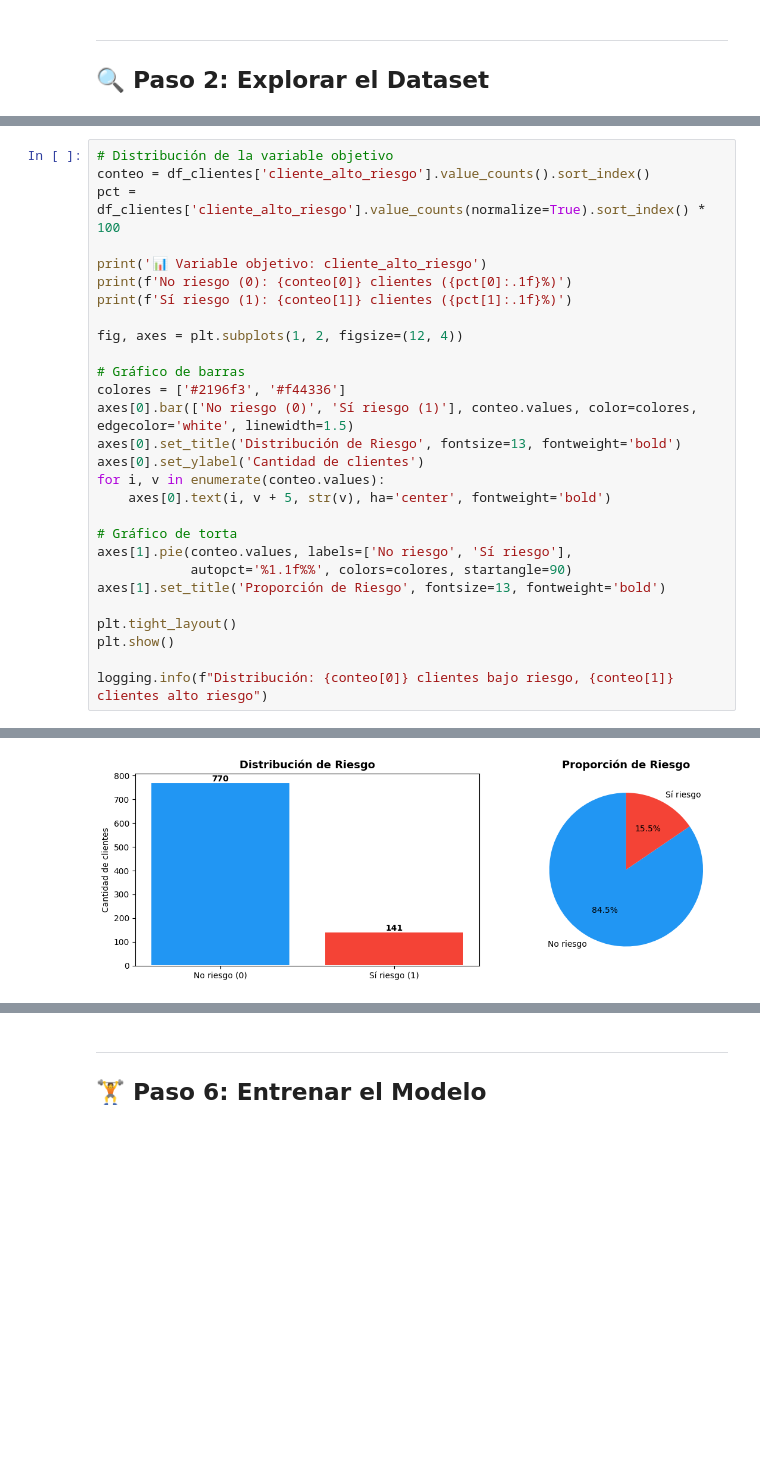
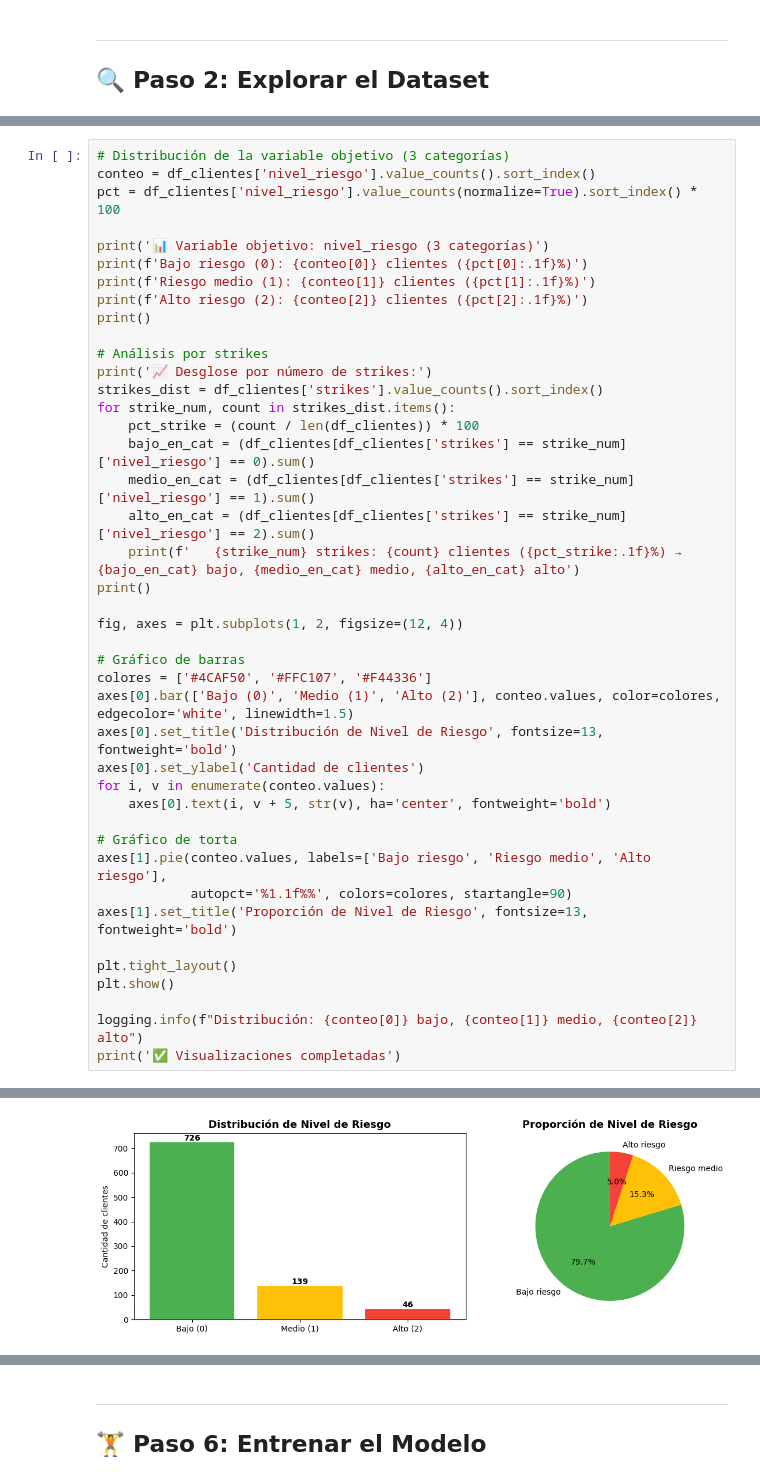
Before and after one commit to NicoAlvarezFM/Prueba3GESTION, a Jupyter notebook: IA_Proyecto/notebooks/4-Entrenamiento_Inicial_Modelo_IA.ipynb, the cells around one changed output, grey strips where cells are left out. Cells and saved outputs as stored; diff of their text form; blank space fills up the shorter version.

```diff
--- a/IA_Proyecto/notebooks/4-Entrenamiento_Inicial_Modelo_IA.ipynb
+++ b/IA_Proyecto/notebooks/4-Entrenamiento_Inicial_Modelo_IA.ipynb
@@ -177,29 +250,43 @@ Name: count, dtype: int64
 # %%
-# Distribución de la variable objetivo
-conteo = df_clientes['cliente_alto_riesgo'].value_counts().sort_index()
-pct = df_clientes['cliente_alto_riesgo'].value_counts(normalize=True).sort_index() * 100
+# Distribución de la variable objetivo (3 categorías)
+conteo = df_clientes['nivel_riesgo'].value_counts().sort_index()
+pct = df_clientes['nivel_riesgo'].value_counts(normalize=True).sort_index() * 100
 
-print('📊 Variable objetivo: cliente_alto_riesgo')
-print(f'No riesgo (0): {conteo[0]} clientes ({pct[0]:.1f}%)')
-print(f'Sí riesgo (1): {conteo[1]} clientes ({pct[1]:.1f}%)')
+print('📊 Variable objetivo: nivel_riesgo (3 categorías)')
+print(f'Bajo riesgo (0): {conteo[0]} clientes ({pct[0]:.1f}%)')
+print(f'Riesgo medio (1): {conteo[1]} clientes ({pct[1]:.1f}%)')
+print(f'Alto riesgo (2): {conteo[2]} clientes ({pct[2]:.1f}%)')
+print()
+
+# Análisis por strikes
+print('📈 Desglose por número de strikes:')
+strikes_dist = df_clientes['strikes'].value_counts().sort_index()
+for strike_num, count in strikes_dist.items():
+    pct_strike = (count / len(df_clientes)) * 100
+    bajo_en_cat = (df_clientes[df_clientes['strikes'] == strike_num]['nivel_riesgo'] == 0).sum()
+    medio_en_cat = (df_clientes[df_clientes['strikes'] == strike_num]['nivel_riesgo'] == 1).sum()
+    alto_en_cat = (df_clientes[df_clientes['strikes'] == strike_num]['nivel_riesgo'] == 2).sum()
+    print(f'   {strike_num} strikes: {count} clientes ({pct_strike:.1f}%) → {bajo_en_cat} bajo, {medio_en_cat} medio, {alto_en_cat} alto')
+print()
 
 fig, axes = plt.subplots(1, 2, figsize=(12, 4))
 
 # Gráfico de barras
-colores = ['#2196f3', '#f44336']
-axes[0].bar(['No riesgo (0)', 'Sí riesgo (1)'], conteo.values, color=colores, edgecolor='white', linewidth=1.5)
-axes[0].set_title('Distribución de Riesgo', fontsize=13, fontweight='bold')
+colores = ['#4CAF50', '#FFC107', '#F44336']
+axes[0].bar(['Bajo (0)', 'Medio (1)', 'Alto (2)'], conteo.values, color=colores, edgecolor='white', linewidth=1.5)
+axes[0].set_title('Distribución de Nivel de Riesgo', fontsize=13, fontweight='bold')
 axes[0].set_ylabel('Cantidad de clientes')
 for i, v in enumerate(conteo.values):
     axes[0].text(i, v + 5, str(v), ha='center', fontweight='bold')
 
 # Gráfico de torta
-axes[1].pie(conteo.values, labels=['No riesgo', 'Sí riesgo'],
+axes[1].pie(conteo.values, labels=['Bajo riesgo', 'Riesgo medio', 'Alto riesgo'],
             autopct='%1.1f%%', colors=colores, startangle=90)
-axes[1].set_title('Proporción de Riesgo', fontsize=13, fontweight='bold')
+axes[1].set_title('Proporción de Nivel de Riesgo', fontsize=13, fontweight='bold')
 
 plt.tight_layout()
 plt.show()
 
-logging.info(f"Distribución: {conteo[0]} clientes bajo riesgo, {conteo[1]} clientes alto riesgo")
+logging.info(f"Distribución: {conteo[0]} bajo, {conteo[1]} medio, {conteo[2]} alto")
+print('✅ Visualizaciones completadas')
 # %% [output]
@@ -209 +305 @@ Sí riesgo (1): 141 clientes (15.5%)
-[figure, old version]
+[figure, new version]
```
Also changed, not shown: parts of 25 cells of this notebook, 7 other files.
